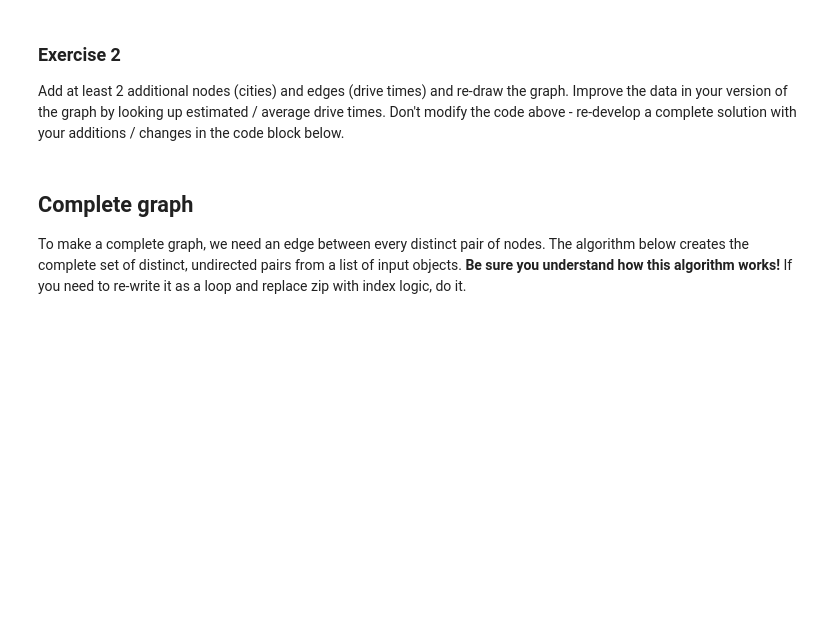
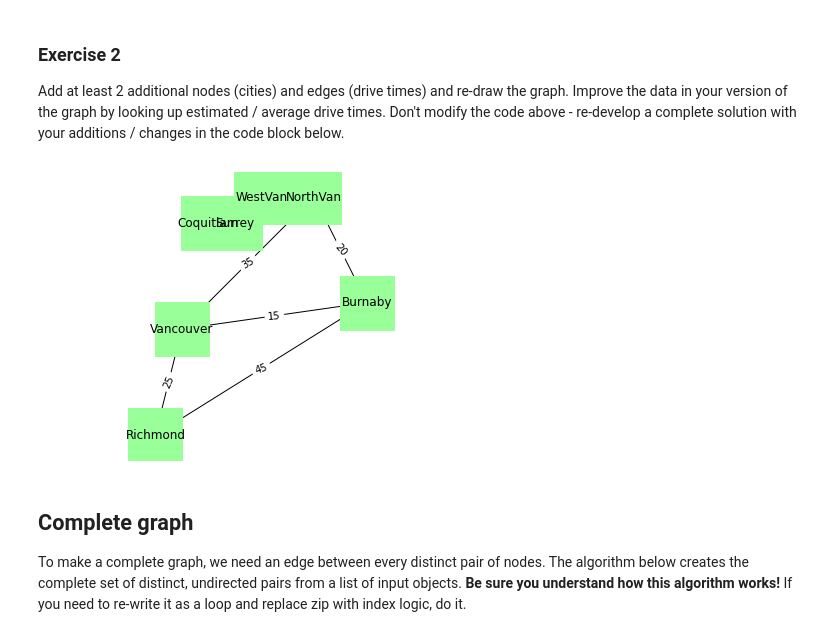
Before and after one commit to WilliamQin65/cap-comp215, a Jupyter notebook: labs/lab04.ipynb, the cells around one changed output. Drawn from its saved outputs; the diff is of its cells as text; code cells hidden in the pictures; blank space fills up the shorter version.

```diff
--- a/labs/lab04.ipynb
+++ b/labs/lab04.ipynb
@@ -161,3 +159,40 @@ Don't modify the code above - re-develop a complete solution with your additions
+# %%
+locations = dict(NorthVan=(5, 5),
+                 Burnaby=(7, 1),
+                 Vancouver=(0, 0),  # position Vancouver at the centre of the universe, of course ;-)
+                 Richmond=(-1, -4),
+                 Surrey=(2,4),
+                 WestVan=(3,5),
+                 Coquitlam=(1,4))
+
+drive_times = {('NorthVan', 'Burnaby'): 20,
+               ('NorthVan', 'Vancouver'): 35,
+               ('Burnaby', 'Vancouver'): 15,
+               ('Vancouver', 'Richmond'): 25,
+               ('NorthVan','WestVan'): 15,
+               ('Richmond','Burnaby'): 45}
+
+f"From North Van at {locations['NorthVan']} the drive time to Burnaby is {drive_times[('NorthVan', 'Burnaby')]} minutes."
+
+cities = nx.Graph()
+cities.add_nodes_from(locations)
+cities.add_edges_from(drive_times)
+
+cities.nodes(), cities.edges()
+
+nx.draw(cities, locations,
+        node_color='#99ff99',
+        node_shape='s',
+        node_size=3000,
+        with_labels=True)
+
+nx.draw_networkx_edge_labels(cities, locations,
+                             edge_labels=drive_times)
+
+plt.axis('equal')
+plt.show()
+# %% [output]
+[figure, added]
 # %% [markdown]
 ## Complete graph
 
```
Also changed, not shown: parts of 2 cells of this notebook.
